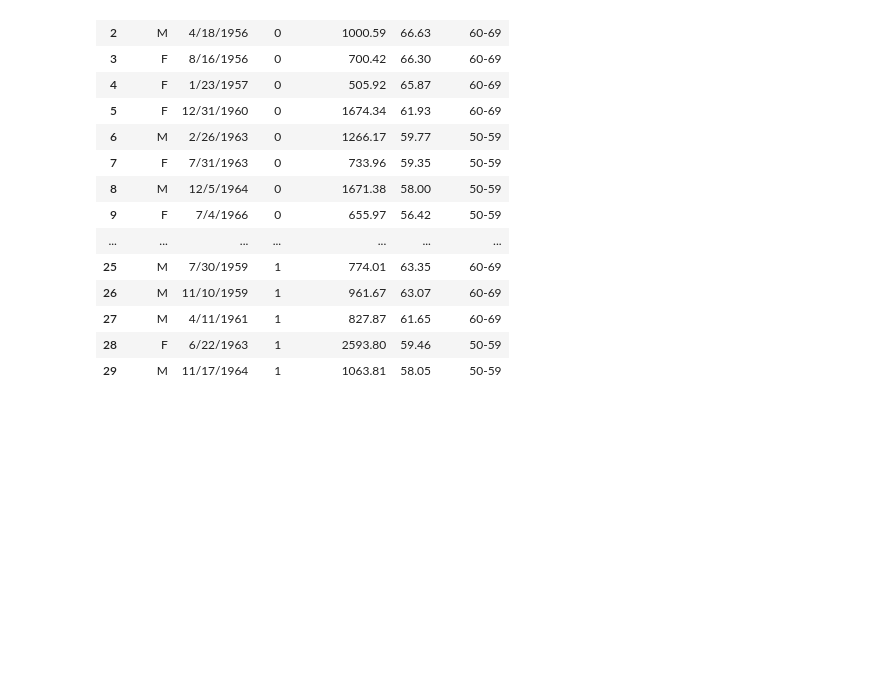
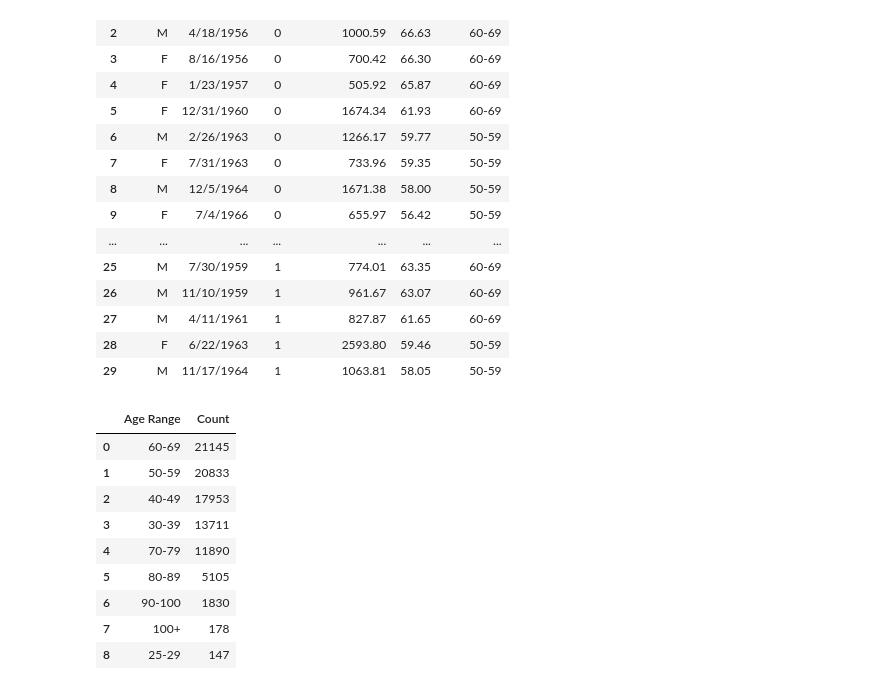
Before and after one commit to jthubert10/Auto_Insurance_Analysis, a Jupyter notebook: pyInsuranceAge.ipynb, the cells around one changed output. Cells and saved outputs as stored; diff of their text form; code cells hidden in the pictures; blank space fills up the shorter version.

```diff
--- a/pyInsuranceAge.ipynb
+++ b/pyInsuranceAge.ipynb
@@ -41,3 +42,18 @@ ins_df.head(30)
 | 27 | M | 4/11/1961 | 1 | 827.87 | 61.65 | 60-69 |
 | 28 | F | 6/22/1963 | 1 | 2593.80 | 59.46 | 50-59 |
 | 29 | M | 11/17/1964 | 1 | 1063.81 | 58.05 | 50-59 |
+# %%
+age_counts_df = ins_df["Age Range"].value_counts().reset_index()
+age_counts_df
+age_counts_df.rename(columns={"index":"Age Range","Age Range":"Count"})
+# %% [output]
+|  | Age Range | Count |
+| 0 | 60-69 | 21145 |
+| 1 | 50-59 | 20833 |
+| 2 | 40-49 | 17953 |
+| 3 | 30-39 | 13711 |
+| 4 | 70-79 | 11890 |
+| 5 | 80-89 | 5105 |
+| 6 | 90-100 | 1830 |
+| 7 | 100+ | 178 |
+| 8 | 25-29 | 147 |
```
Also changed, not shown: parts of 4 cells of this notebook.
